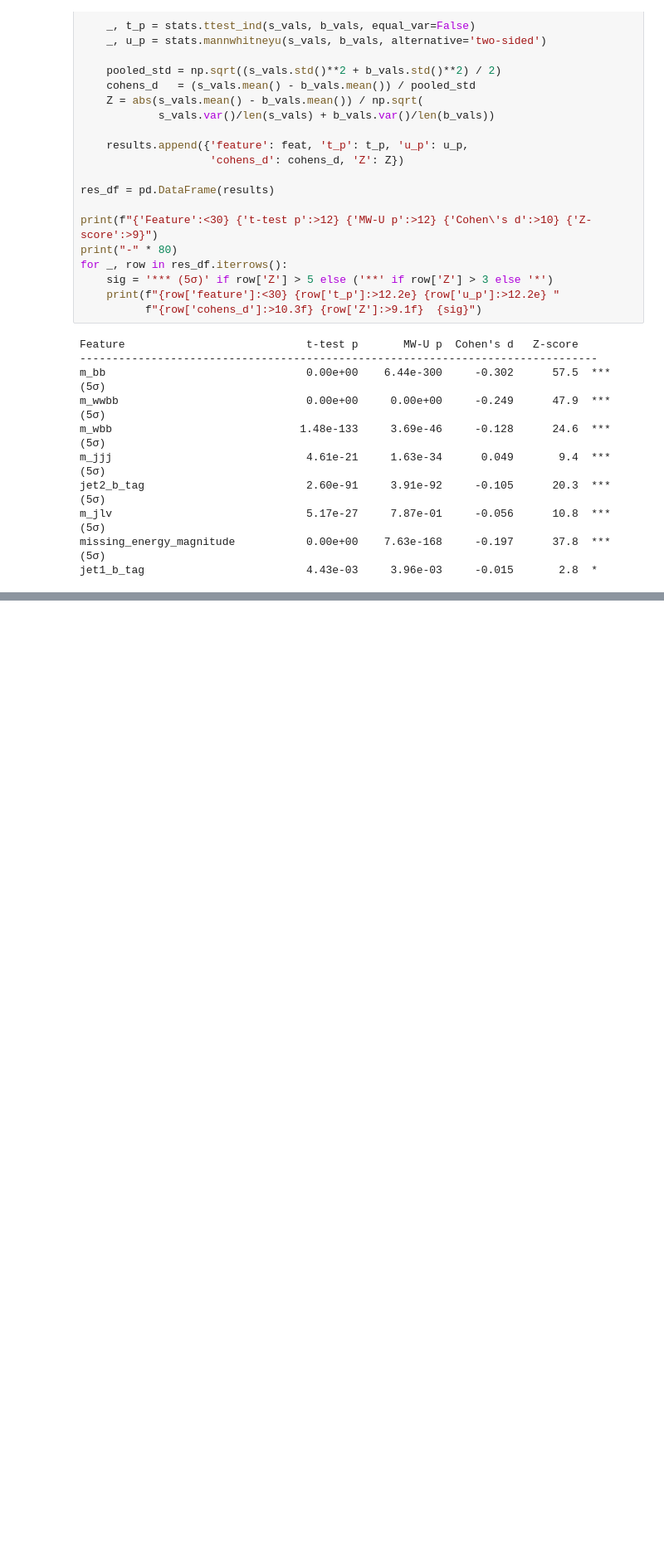
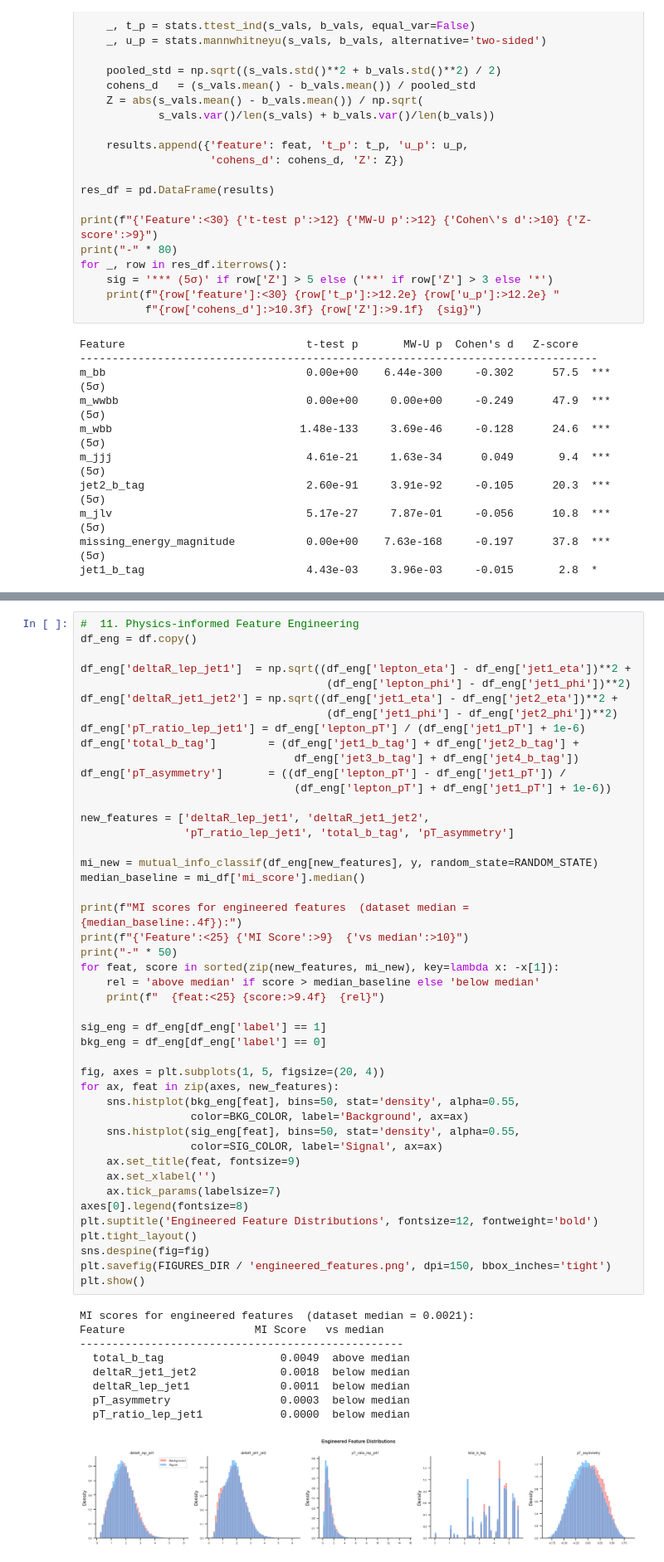
Before and after one commit to ashu-tagore/Higgs_EDA, a Jupyter notebook: notebooks/higgs_boson_eda.ipynb, the cells around one changed output, grey strips where cells are left out. Shown at 83% size. Drawn from its saved outputs; the diff is of its cells as text; blank space fills up the shorter version.

Commit message:
feat: Engineered physics featues and trained 3 classifiers using stratified 5-fold cross-validation

```diff
--- a/notebooks/higgs_boson_eda.ipynb
+++ b/notebooks/higgs_boson_eda.ipynb
@@ -527,0 +542,55 @@ jet1_b_tag                         4.43e-03     3.96e-03     -0.015       2.8  *
+# %%
+#  11. Physics-informed Feature Engineering
+df_eng = df.copy()
+
+df_eng['deltaR_lep_jet1']  = np.sqrt((df_eng['lepton_eta'] - df_eng['jet1_eta'])**2 +
+                                      (df_eng['lepton_phi'] - df_eng['jet1_phi'])**2)
+df_eng['deltaR_jet1_jet2'] = np.sqrt((df_eng['jet1_eta'] - df_eng['jet2_eta'])**2 +
+                                      (df_eng['jet1_phi'] - df_eng['jet2_phi'])**2)
+df_eng['pT_ratio_lep_jet1'] = df_eng['lepton_pT'] / (df_eng['jet1_pT'] + 1e-6)
+df_eng['total_b_tag']        = (df_eng['jet1_b_tag'] + df_eng['jet2_b_tag'] +
+                                 df_eng['jet3_b_tag'] + df_eng['jet4_b_tag'])
+df_eng['pT_asymmetry']       = ((df_eng['lepton_pT'] - df_eng['jet1_pT']) /
+                                 (df_eng['lepton_pT'] + df_eng['jet1_pT'] + 1e-6))
+
+new_features = ['deltaR_lep_jet1', 'deltaR_jet1_jet2',
+                'pT_ratio_lep_jet1', 'total_b_tag', 'pT_asymmetry']
+
+mi_new = mutual_info_classif(df_eng[new_features], y, random_state=RANDOM_STATE)
+median_baseline = mi_df['mi_score'].median()
+
+print(f"MI scores for engineered features  (dataset median = {median_baseline:.4f}):")
+print(f"{'Feature':<25} {'MI Score':>9}  {'vs median':>10}")
+print("-" * 50)
+for feat, score in sorted(zip(new_features, mi_new), key=lambda x: -x[1]):
+    rel = 'above median' if score > median_baseline else 'below median'
+    print(f"  {feat:<25} {score:>9.4f}  {rel}")
+
+sig_eng = df_eng[df_eng['label'] == 1]
+bkg_eng = df_eng[df_eng['label'] == 0]
+
+fig, axes = plt.subplots(1, 5, figsize=(20, 4))
+for ax, feat in zip(axes, new_features):
+    sns.histplot(bkg_eng[feat], bins=50, stat='density', alpha=0.55,
+                 color=BKG_COLOR, label='Background', ax=ax)
+    sns.histplot(sig_eng[feat], bins=50, stat='density', alpha=0.55,
+                 color=SIG_COLOR, label='Signal', ax=ax)
+    ax.set_title(feat, fontsize=9)
+    ax.set_xlabel('')
+    ax.tick_params(labelsize=7)
+axes[0].legend(fontsize=8)
+plt.suptitle('Engineered Feature Distributions', fontsize=12, fontweight='bold')
+plt.tight_layout()
+sns.despine(fig=fig)
+plt.savefig(FIGURES_DIR / 'engineered_features.png', dpi=150, bbox_inches='tight')
+plt.show()
+# %% [output]
+MI scores for engineered features  (dataset median = 0.0021):
+Feature                    MI Score   vs median
+--------------------------------------------------
+  total_b_tag                  0.0049  above median
+  deltaR_jet1_jet2             0.0018  below median
+  deltaR_lep_jet1              0.0011  below median
+  pT_asymmetry                 0.0003  below median
+  pT_ratio_lep_jet1            0.0000  below median
+[figure, added]
```
Also changed, not shown: parts of 8 cells of this notebook, 2 other files.
